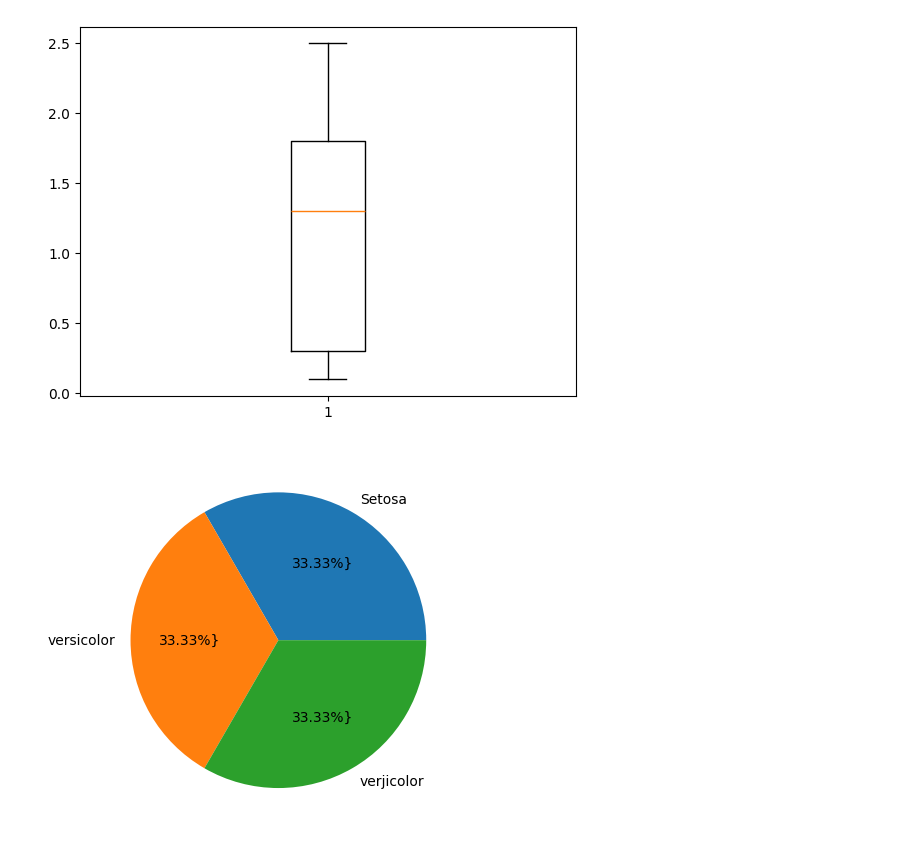
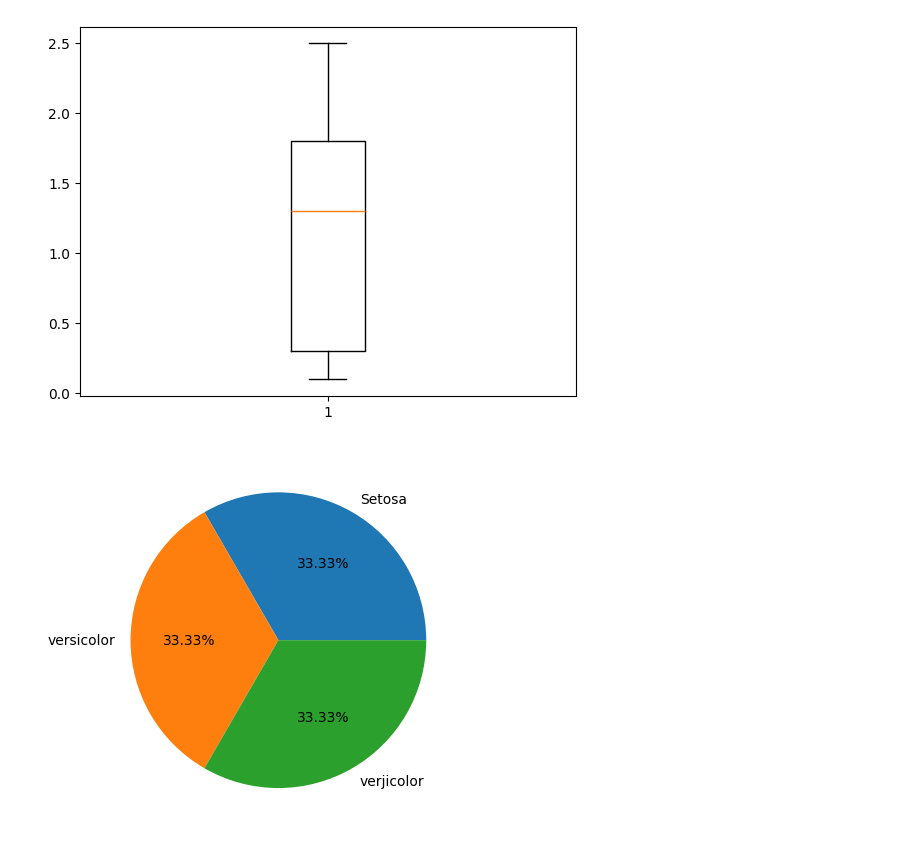
Before and after one commit to Akbarhusain12/Data-Science, a Jupyter notebook: Data visualization (Matplotlib & Seaborn).ipynb, the cells around one changed output. Drawn from its saved outputs; the diff is of its cells as text; code cells hidden in the pictures.

```diff
--- a/Data visualization (Matplotlib & Seaborn).ipynb
+++ b/Data visualization (Matplotlib & Seaborn).ipynb
@@ -199,7 +199,7 @@ plt.show()
 # %%
 #Pie chart
 label = ['Setosa', 'versicolor', 'verjicolor']
-plt.pie(sp, labels = label, autopct='%.2f%%}')
+plt.pie(sp, labels = label, autopct='%.2f%%')
 plt.show()
 # %% [output]
-[figure, old version]
+[figure, new version]
```
